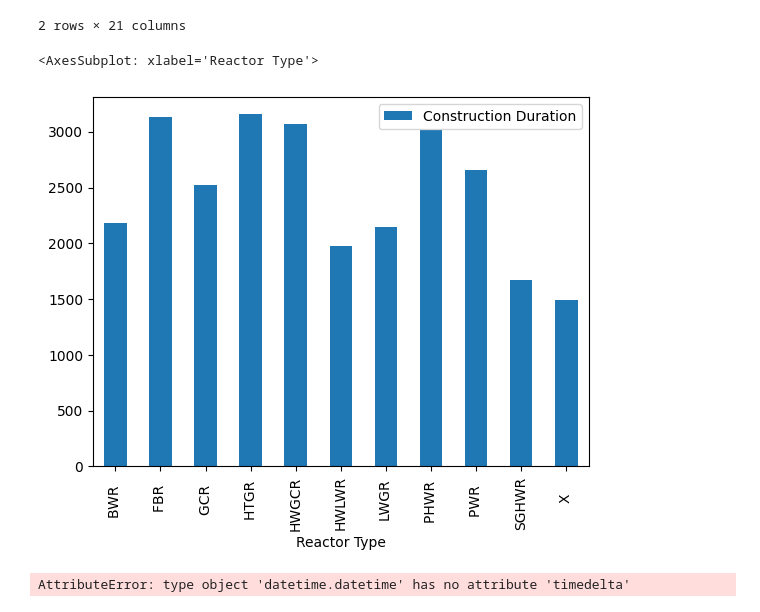
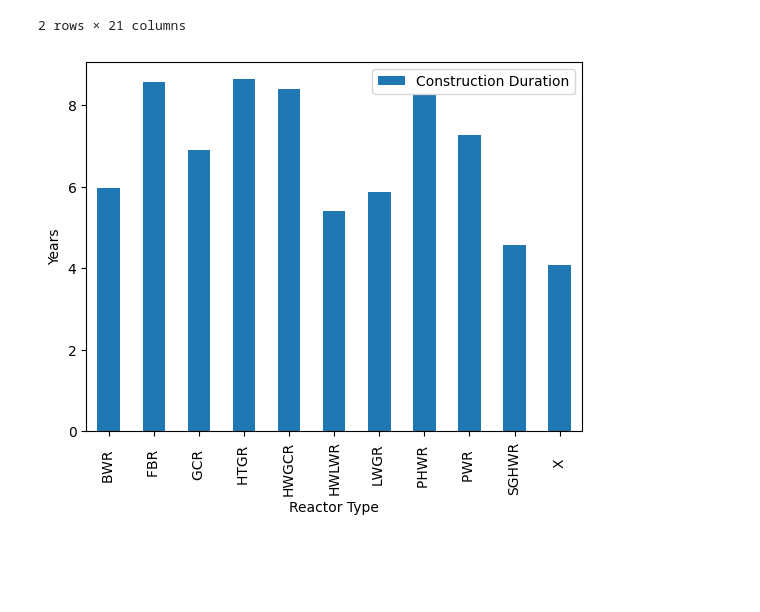
Before and after one commit to drewjw10/nuclear_data, a Jupyter notebook: IAEA Data Analysis.ipynb, the cells around one changed output. Cells and saved outputs as stored; diff of their text form; code cells hidden in the pictures; blank space fills up the shorter version.

Commit message:
add data processing

```diff
--- a/IAEA Data Analysis.ipynb
+++ b/IAEA Data Analysis.ipynb
@@ -80,21 +80,17 @@ df["Operation Duration"] = df.apply(lambda row: calc_duration(row, "Commercial O
 # %%
 import matplotlib.pyplot as plt
 
 from datetime import timedelta
 
 
 
 plot_data = df.query('`Reactor Type` != "None" & `Construction Duration` != "None"').groupby("Reactor Type")["Construction Duration"].mean().reset_index()
 
-plot_data["Construction Duration"] = plot_data["Construction Duration"].map(lambda x: x.days)
+plot_data["Construction Duration"] = plot_data["Construction Duration"].map(lambda x: x.days / 365.2425)
 
 plot_data.plot.bar(x="Reactor Type",y="Construction Duration")
-
-# need to account for reactor capacity when plotting these
+plt.xlabel('Reactor Type')
+plt.ylabel('Years')
+plt.show()
 # %% [output]
-<AxesSubplot: xlabel='Reactor Type'>
-[figure, old version]
+[figure, new version]
-# %%
-datetime.timedelta
-# %% [output]
-AttributeError: type object 'datetime.datetime' has no attribute 'timedelta'
```
Also changed, not shown: parts of 10 cells of this notebook, 4 other files.
